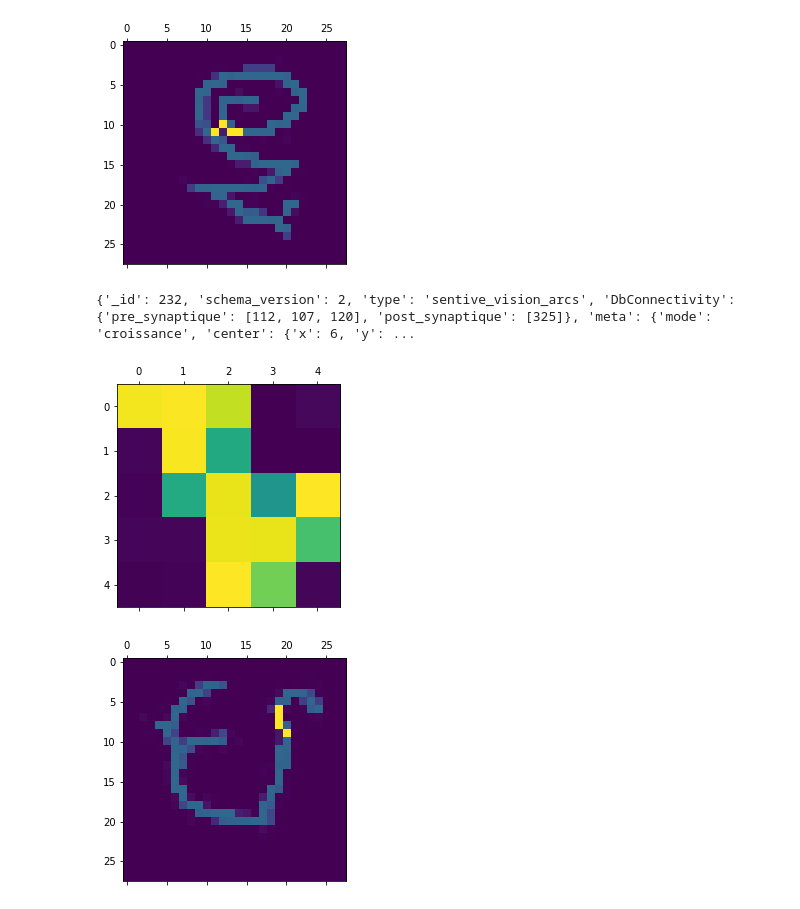
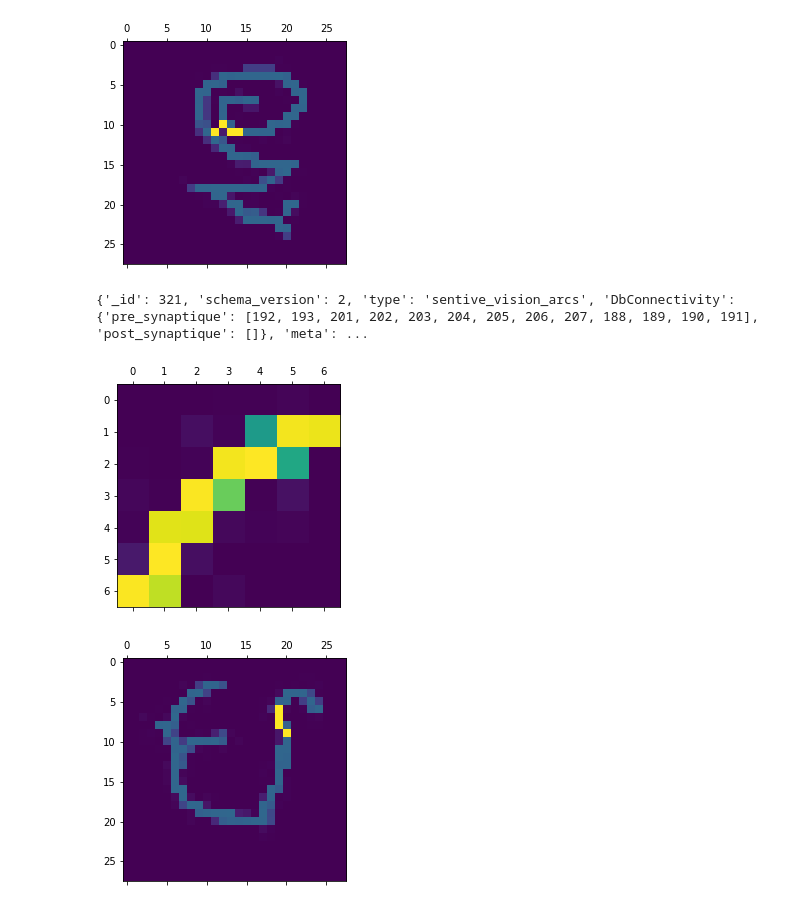
Before and after one commit to oliviermanette/metadl, a Jupyter notebook: starting_kit/sandbox_flod.ipynb, the cells around one changed output. Cells and saved outputs as stored; diff of their text form; code cells hidden in the pictures.

```diff
--- a/starting_kit/sandbox_flod.ipynb
+++ b/starting_kit/sandbox_flod.ipynb
@@ -557,7 +642,7 @@ def show_receptive_field_id(neuron_idx2,int_id=0):
     print(current_neuron)
     plt.matshow(sub_matrix)
 # %%
-episd_id = 2
+episd_id = 1
 # %%
 # meta parameters
 SEUIL = 0.5
@@ -1063,10 +1236,10 @@ show_neuron_receptive_field(555,episd_id)
 # %% [output]
 [figure]
 # %%
-show_receptive_field_id(232,episd_id)
+show_receptive_field_id(321,episd_id)
 # %% [output]
-{'_id': 232, 'schema_version': 2, 'type': 'sentive_vision_arcs', 'DbConnectivity': {'pre_synaptique': [112, 107, 120], 'post_synaptique': [325]}, 'meta': {'mode': 'croissance', 'center': {'x': 6, 'y': ...
+{'_id': 321, 'schema_version': 2, 'type': 'sentive_vision_arcs', 'DbConnectivity': {'pre_synaptique': [192, 193, 201, 202, 203, 204, 205, 206, 207, 188, 189, 190, 191], 'post_synaptique': []}, 'meta': ...
-[figure, old version]
+[figure, new version]
 # %%
 show_neuron_receptive_field(324,episd_id)
 # %% [output]
```
Also changed, not shown: parts of 13 cells of this notebook.
